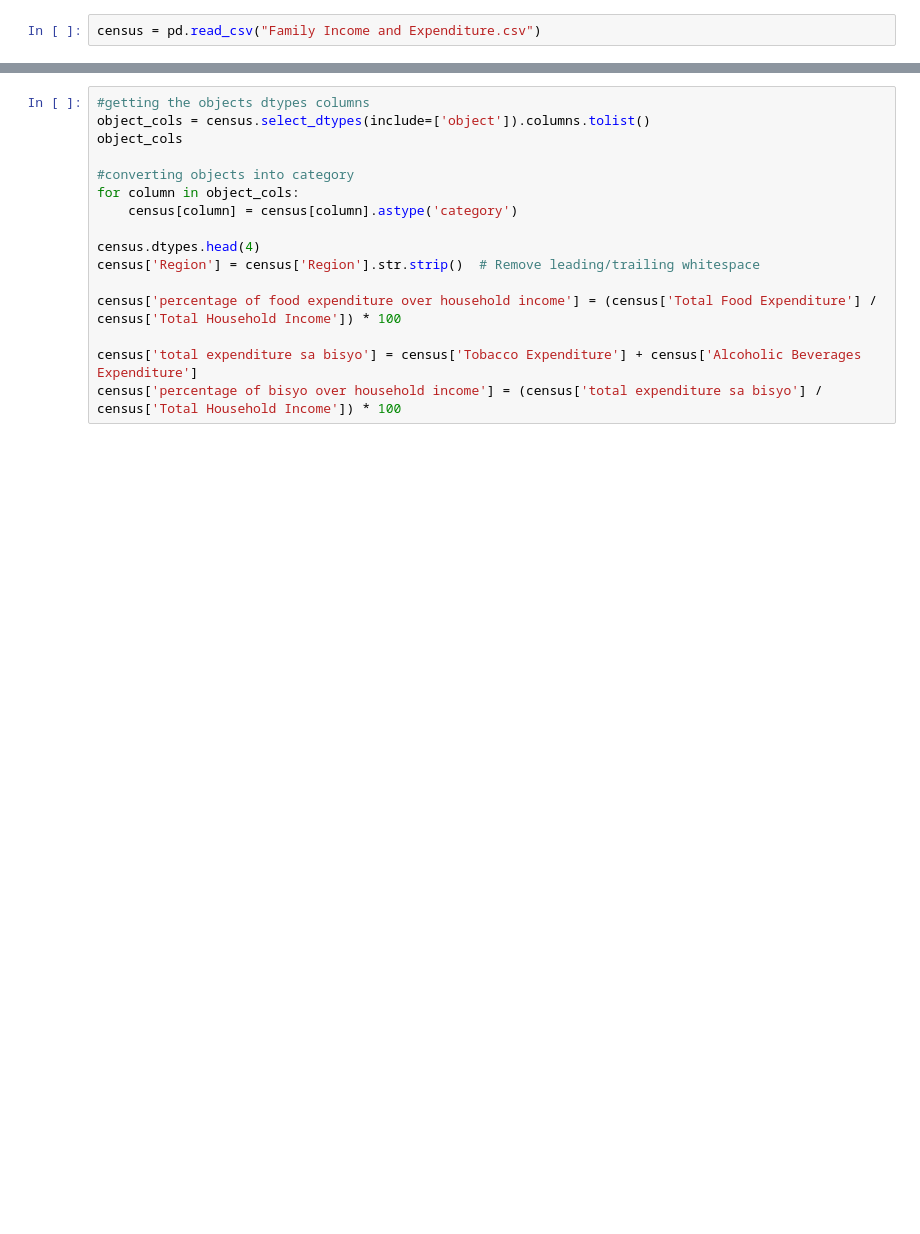
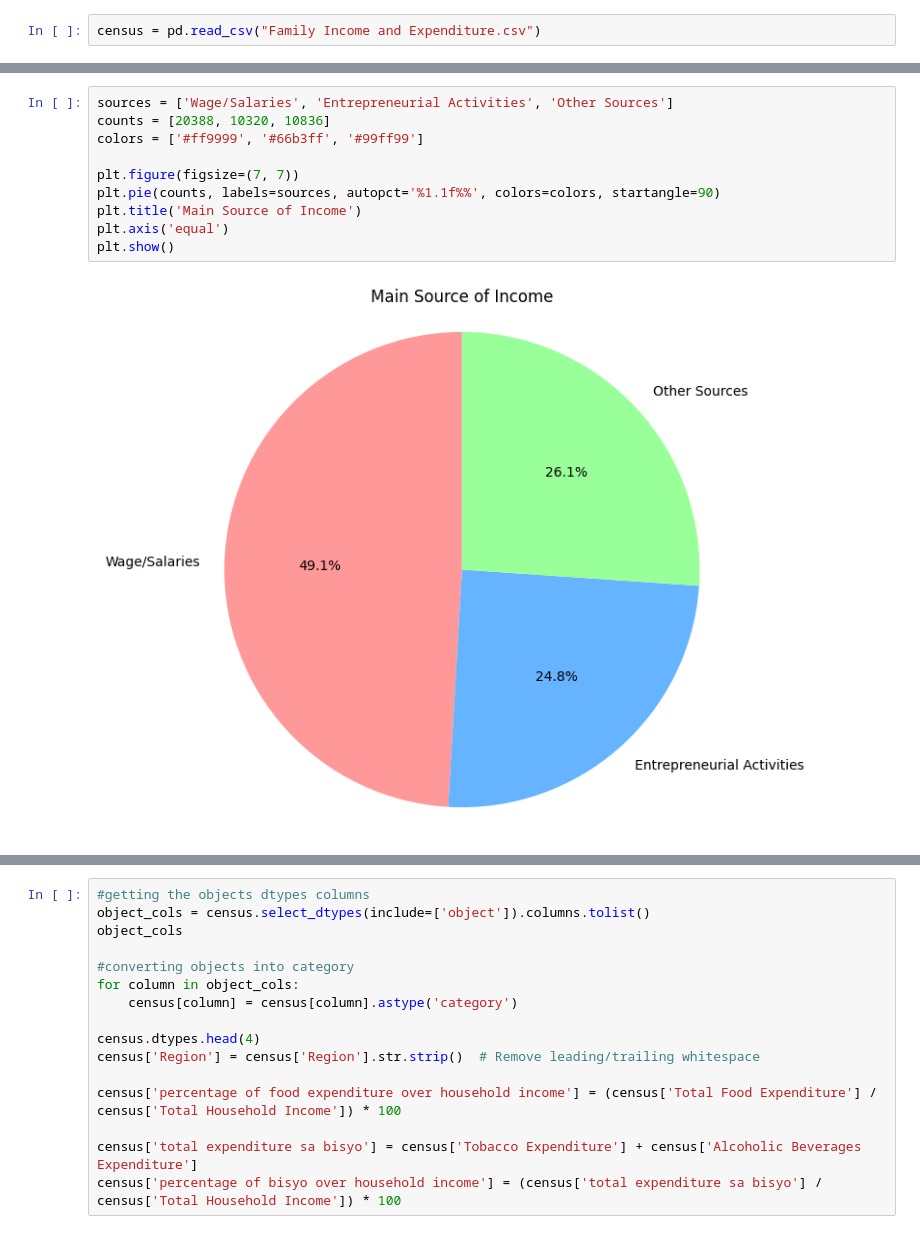
Before and after one commit to Meinya312/PROJECT-ITD-, a Jupyter notebook: project.ipynb, the cells around one changed output, grey strips where cells are left out. Cells and saved outputs as stored; diff of their text form; blank space fills up the shorter version.

```diff
--- a/project.ipynb
+++ b/project.ipynb
@@ -11,0 +36,12 @@ census = pd.read_csv("Family Income and Expenditure.csv")
+# %%
+sources = ['Wage/Salaries', 'Entrepreneurial Activities', 'Other Sources']
+counts = [20388, 10320, 10836]
+colors = ['#ff9999', '#66b3ff', '#99ff99']
+
+plt.figure(figsize=(7, 7))
+plt.pie(counts, labels=sources, autopct='%1.1f%%', colors=colors, startangle=90)
+plt.title('Main Source of Income')
+plt.axis('equal')
+plt.show()
+# %% [output]
+[figure, added]
```
Also changed, not shown: parts of 21 cells of this notebook.
